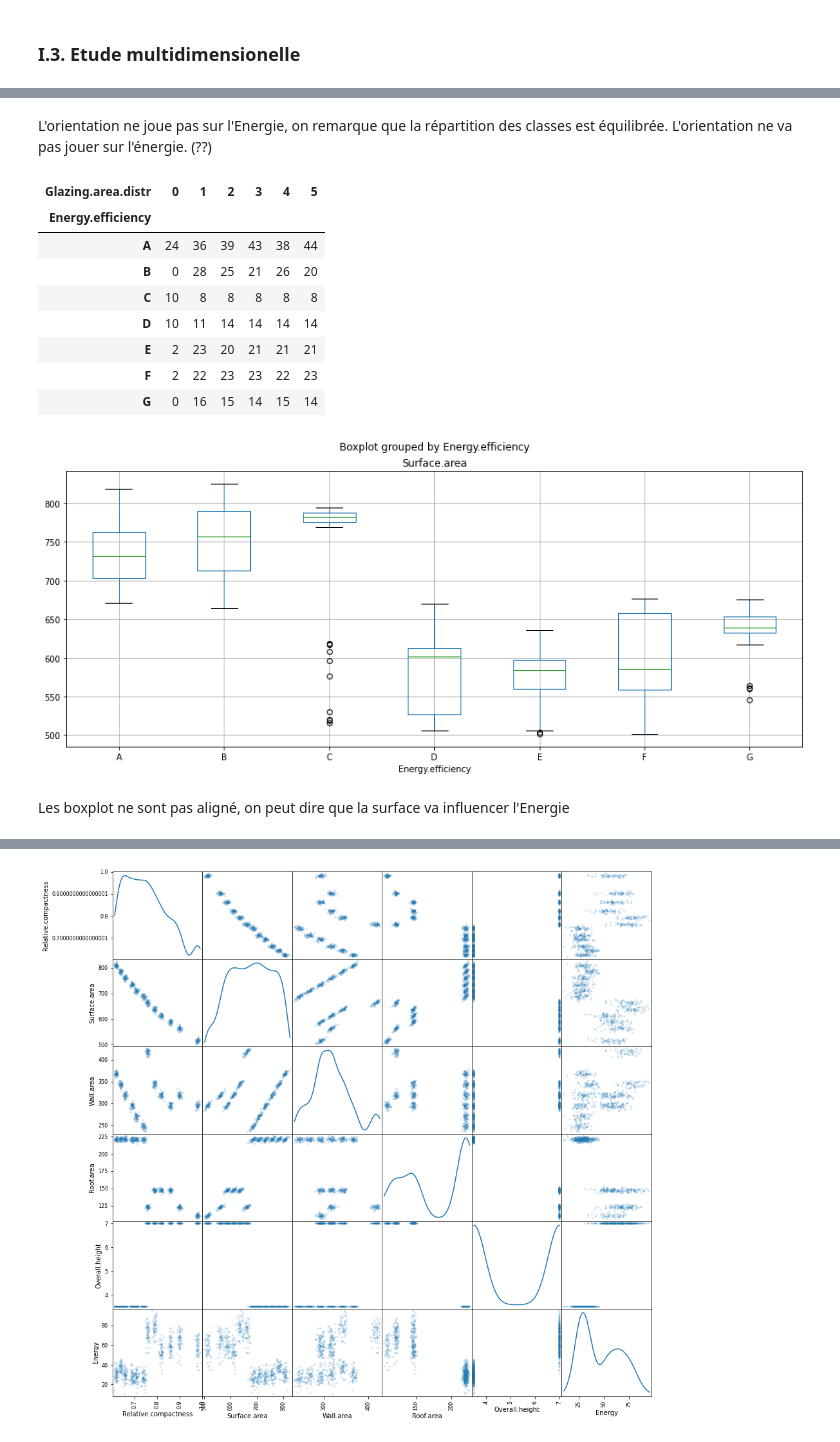
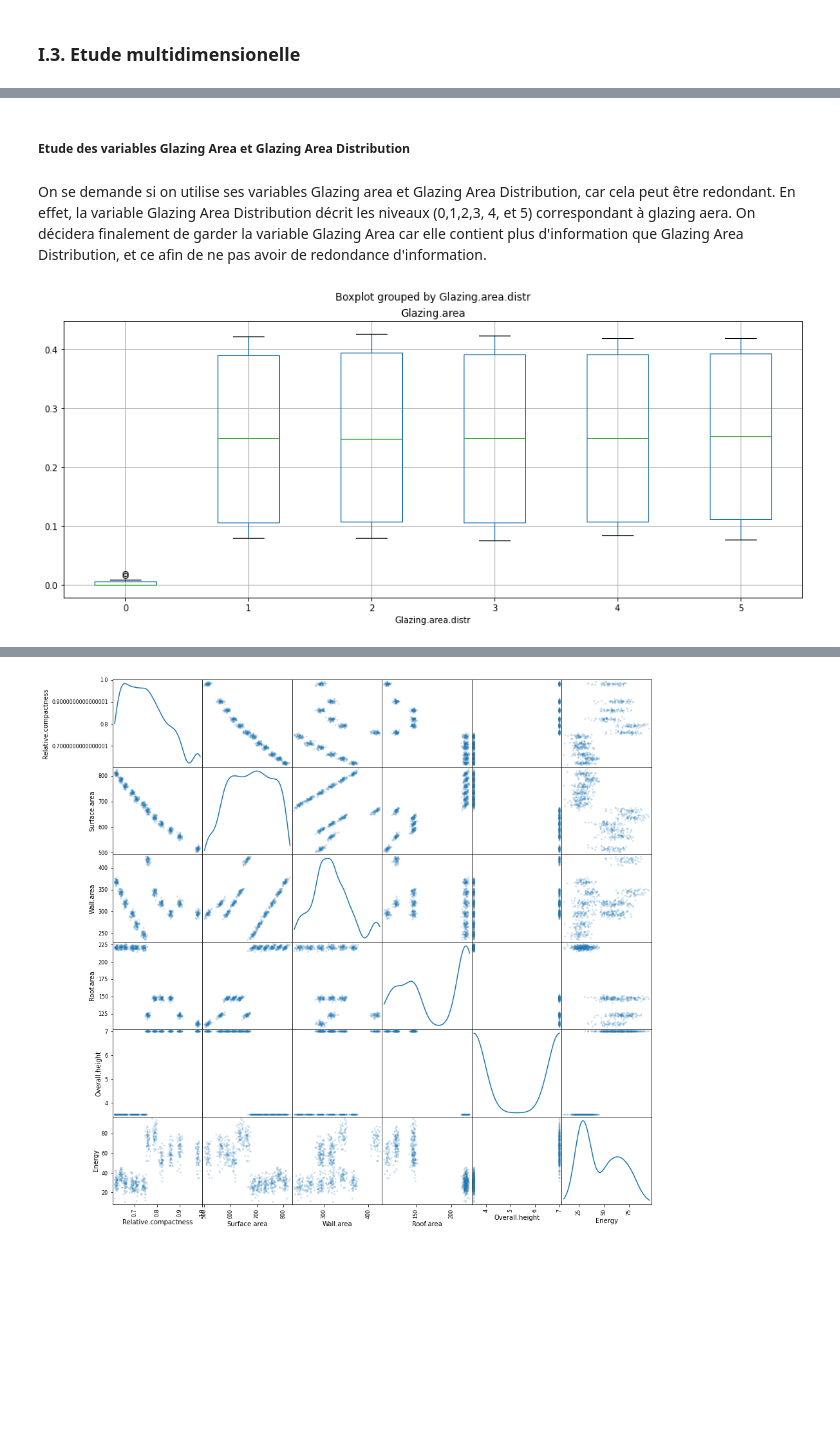
Before and after one commit to sophiayazzourh/ML_Project, a Jupyter notebook: Forecasting_the_energy_performance_of_buildings_Python_version.ipynb, the cells around one changed output, grey strips where cells are left out. Cells and saved outputs as stored; diff of their text form; code cells hidden in the pictures; blank space fills up the shorter version.

```diff
--- a/Forecasting_the_energy_performance_of_buildings_Python_version.ipynb
+++ b/Forecasting_the_energy_performance_of_buildings_Python_version.ipynb
@@ -47,0 +45,2 @@ dtype: object
+# %%
+data['Glazing.area'][data['Glazing.area']<0] = 0
@@ -87,21 +63,10 @@ pd.crosstab(data["Energy.efficiency"],data["orientation"])
-# %% [markdown]
-L'orientation ne joue pas sur l'Energie, on remarque que la répartition des classes est équilibrée. L'orientation ne va pas jouer sur l'énergie. (??)
-# %%
-pd.crosstab(data["Energy.efficiency"],data["Glazing.area.distr"])
-# %% [output]
-| Glazing.area.distr | 0 | 1 | 2 | 3 | 4 | 5 |
-| Energy.efficiency |  |  |  |  |  |  |
-| A | 24 | 36 | 39 | 43 | 38 | 44 |
-| B | 0 | 28 | 25 | 21 | 26 | 20 |
-| C | 10 | 8 | 8 | 8 | 8 | 8 |
-| D | 10 | 11 | 14 | 14 | 14 | 14 |
-| E | 2 | 23 | 20 | 21 | 21 | 21 |
-| F | 2 | 22 | 23 | 23 | 22 | 23 |
-| G | 0 | 16 | 15 | 14 | 15 | 14 |
+# %% [markdown]
+##### Etude des variables Glazing Area et Glazing Area Distribution
+# %% [markdown]
+On se demande si on utilise ses variables Glazing area et Glazing Area Distribution, car cela peut être redondant. En effet,  la variable Glazing Area Distribution décrit les niveaux (0,1,2,3, 4, et 5) correspondant à glazing aera.
+On décidera finalement de garder la variable Glazing Area car elle contient plus d'information que Glazing Area Distribution, et ce afin de ne pas avoir de redondance d'information.
 # %%
-data.boxplot(column = 'Surface.area', by = 'Energy.efficiency', figsize=(15,6))
+data.boxplot(column = 'Glazing.area', by = 'Glazing.area.distr', figsize=(15,6))
 plt.show()
 # %% [output]
-[figure, old version]
+[figure, new version]
-# %% [markdown]
-Les boxplot ne sont pas aligné, on peut dire que la surface va influencer l'Energie
```
Also changed, not shown: parts of 64 cells of this notebook, 17 other files.
